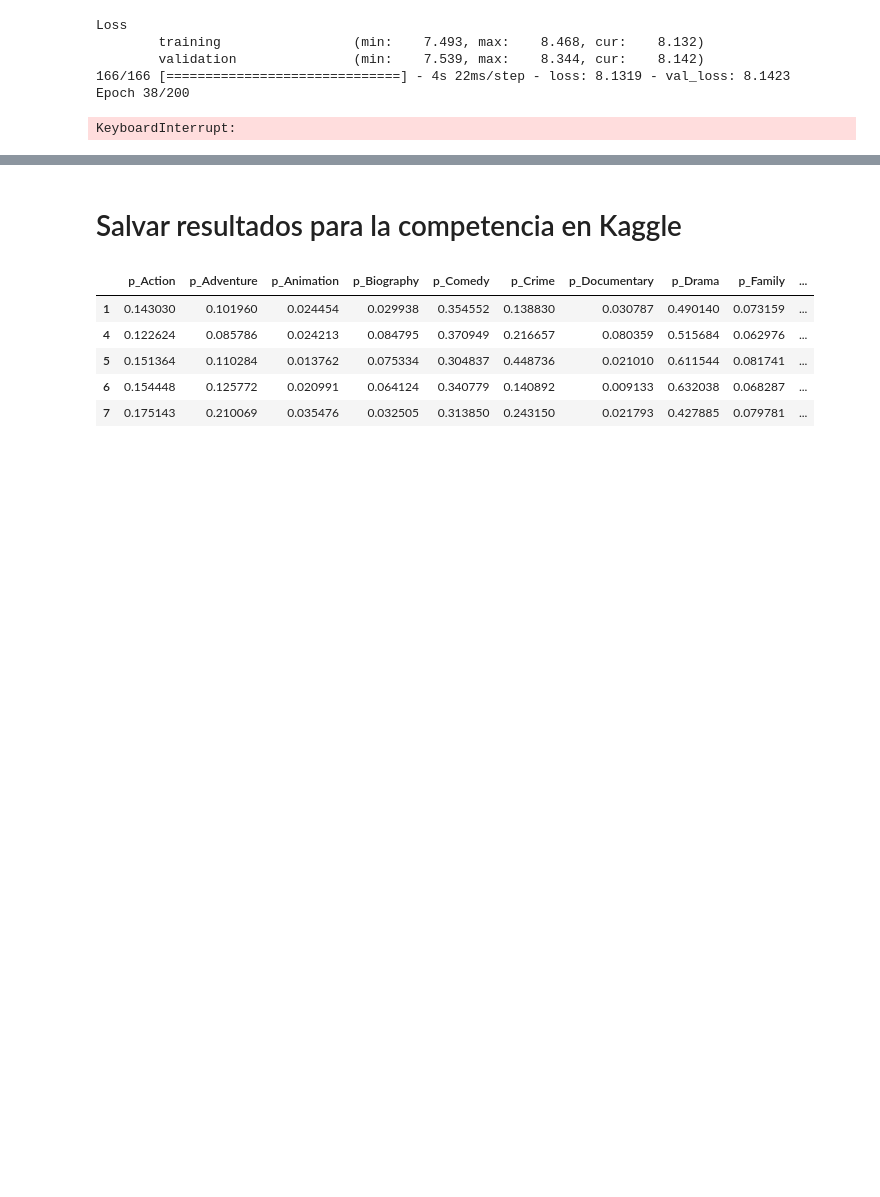
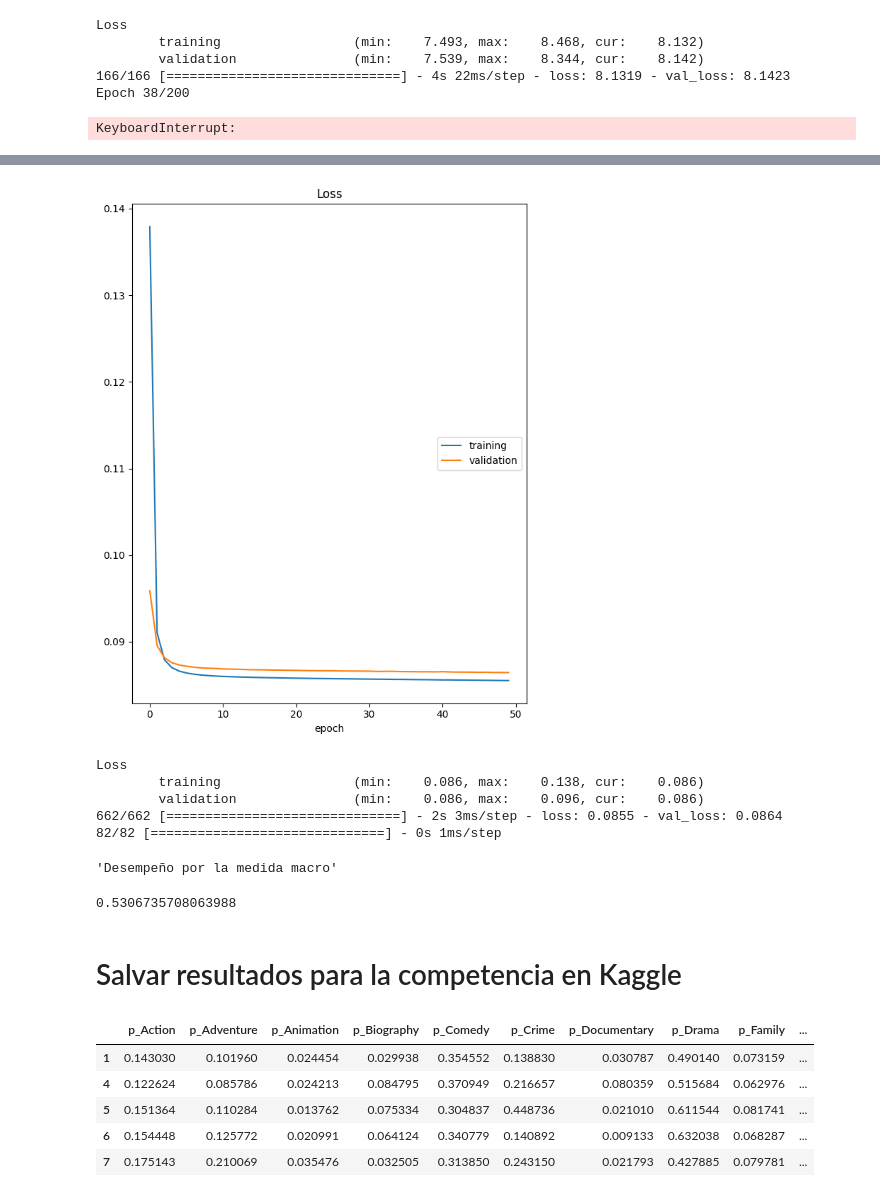
Before and after one commit to dfgomezc/pry_clasif_movies, a Jupyter notebook: SCRIPTS/S7P1_proyecto2_SC.ipynb, the cells around one changed output, grey strips where cells are left out. Saved outputs shown, nothing was run; the diff lists cells and outputs as text; code cells hidden in the pictures; blank space fills up the shorter version.

```diff
--- a/SCRIPTS/S7P1_proyecto2_SC.ipynb
+++ b/SCRIPTS/S7P1_proyecto2_SC.ipynb
@@ -227,24 +196,2 @@ array([0.248274  , 0.14930265, 0.02091776, 0.03090152, 0.37956148,
 # %% [markdown]
 # Modelo 2. Redes Neuronales
-# %%
-# Diccionarios para guardar las metricas de los modelos
-# X_train, X_test, y_train_genres, y_test_genres
-
-dataTraining = pd.read_csv('../DATA/dataTraining.csv', encoding='UTF-8', index_col=0)
-dataTesting = pd.read_csv('../DATA/dataTesting.csv', encoding='UTF-8', index_col=0)
-
-#token_pattern = re.compile(r'\b\w+\b')
-cv = CountVectorizer( lowercase = True, ngram_range=(3,3),analyzer=preprocesamiento) #, , , stop_words="english"
-X_dtm = cv.fit_transform(dataTraining['plot'])
-dump(cv, '../OUTPUT/MODELS/RN_base_DG_cv.bin', compress=True)
-
-
-dataTraining['genres'] = dataTraining['genres'].map(lambda x: eval(x))
-le = MultiLabelBinarizer()
-y_genres = le.fit_transform(dataTraining['genres'])
-
-
-X_train, X_test, y_train_genres, y_test_genres = train_test_split(X_dtm, y_genres, test_size=0.33, random_state=42)
-dims = X_train.shape[1]
-output_var = y_train_genres.shape[1]
-dump(model, '../OUTPUT/MODELS/RN_base_DG.bin', compress=True)
@@ -304,3 +305,33 @@ display("Desempeño por la medida macro",roc_auc_score(y_test_genres, y_pred_pro
+# %%
+# Obtener las predicciones del conjunto de prueba
+# model = nn_model_params(optimizer = 'adam',
+#                         neurons=64,
+#                         batch_size=128,
+#                         epochs=20,
+#                         activation='sigmoid',
+#                         patience=2,
+#                         loss='mean_squared_error')
+#0.6352618445325292
+
+model = nn_model_params(optimizer = 'sgd',
+                        neurons=256,
+                        batch_size=8,
+                        epochs=50,
+                        activation='sigmoid',
+                        patience=10,
+                        loss='mean_squared_error')
+
+y_pred_proba = model.predict(X_test.todense())
+display("Desempeño por la medida macro",roc_auc_score(y_test_genres, y_pred_proba, average='macro'))
+# %% [output]
+[figure, added]
+Loss
+        training                 (min:    0.086, max:    0.138, cur:    0.086)
+        validation               (min:    0.086, max:    0.096, cur:    0.086)
+662/662 [==============================] - 2s 3ms/step - loss: 0.0855 - val_loss: 0.0864
+82/82 [==============================] - 0s 1ms/step
+'Desempeño por la medida macro'
+0.5306735708063988
 # %% [markdown]
 # Salvar resultados para la competencia en Kaggle
 # %%
```
Also changed, not shown: parts of 16 cells of this notebook.
